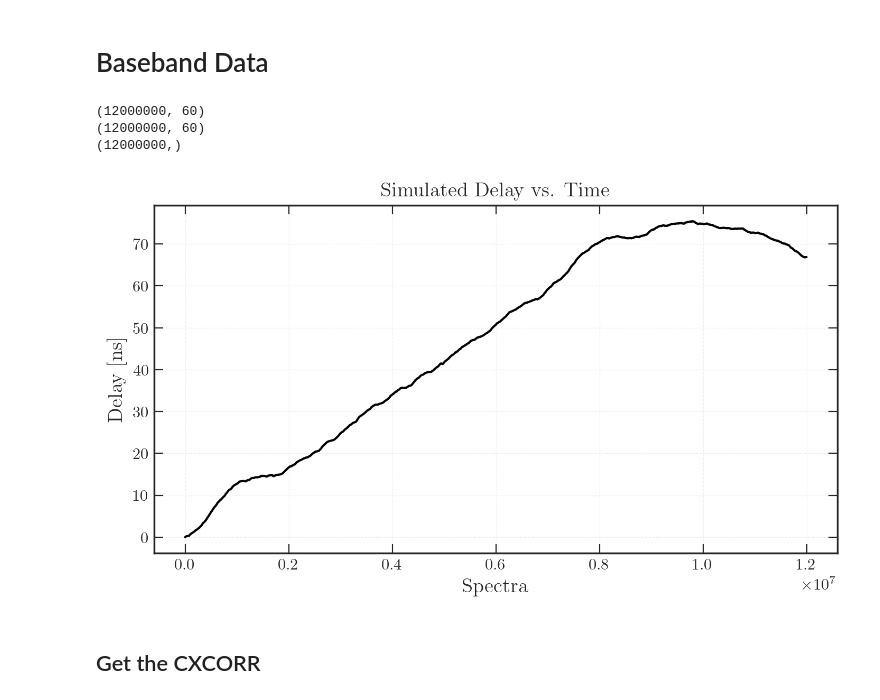
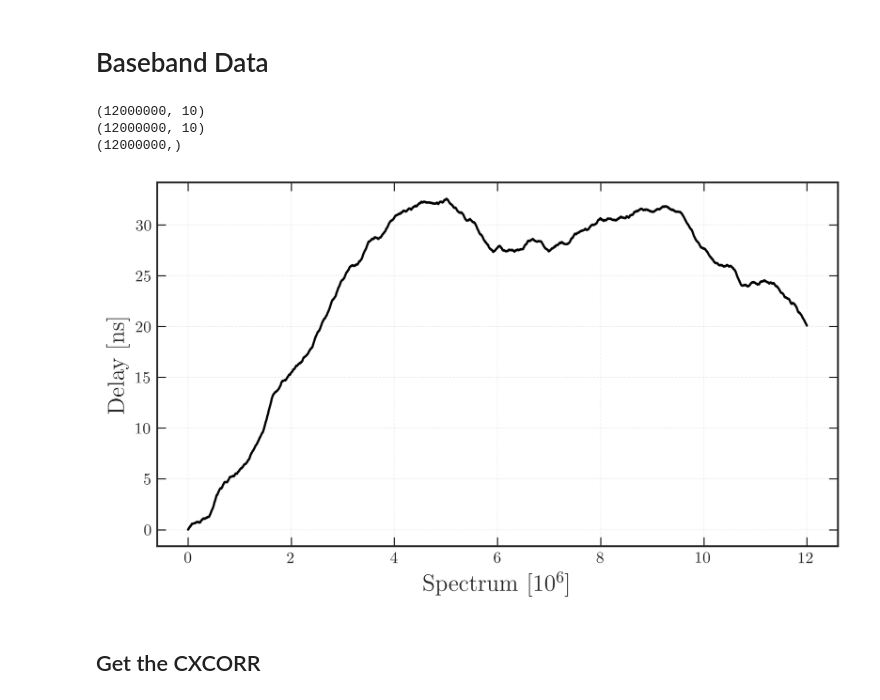
Before and after one commit to ALBATROS-Experiment/albatros_analysis, a Jupyter notebook: scripts/sim_plots.ipynb, the cells around one changed output. Saved outputs shown, nothing was run; the diff lists cells and outputs as text; code cells hidden in the pictures.

```diff
--- a/scripts/sim_plots.ipynb
+++ b/scripts/sim_plots.ipynb
@@ -69,19 +243,19 @@ plt.rcParams.update({
     "text.usetex": True,
     "font.family": "serif",
     "font.serif": ["Computer Modern Roman"],
-    "font.size": 12,
-    "axes.labelsize": 14,
+    "font.size": 16,
+    "axes.labelsize": 16,
     "axes.titlesize": 14,
     "xtick.labelsize": 11,
     "ytick.labelsize": 11,
-    "figure.dpi": 200
+    "figure.dpi": 300
 })
 # %% [markdown]
 # Baseband Data
 # %%
 data_loc_single = "/project/rrg-sievers/mohanagr/albatros_test_data/spectra_1830_1840_4096_24000_0.05_1.00e-10_20260408_192234.npz"
 data_loc_multi = "/scratch/thomasb/mohan/spectra_multicarrier_1830_1890_4096_24000_0.05_1.00e-10_20260706_180425.npz"
-with np.load(data_loc_multi) as f:
+with np.load(data_loc_single) as f:
     spec1 = f["spectra1"]
     spec2 = f["spectra2"]
     delays = f["delays"]*4
@@ -90,23 +264,25 @@ print(spec1.shape)
 print(spec2.shape)
 print(delays.shape)
 # %% [output]
-(12000000, 60)
-(12000000, 60)
+(12000000, 10)
+(12000000, 10)
 (12000000,)
 # %%
 fig, ax = plt.subplots(figsize=(7, 4), constrained_layout=True)
-ax.plot(delays,color='k',lw=1.5,)
+ax.plot(np.arange(len(delays))/1e6, delays,color='k',lw=1.5,)
 T_ACCLEN = 4096/250e6
-ax.set_xlabel(r"Spectra")
+ax.set_xlabel(r"Spectrum [$10^6$]")
 ax.set_ylabel(r"Delay [ns]")
-ax.set_title(r"Simulated Delay vs. Time")
+#ax.set_title(r"Simulated Delay vs. Time")
 ax.tick_params(direction='in',top=True,right=True)
 
 # Optional: light grid for readability
 ax.grid(alpha=0.3,linestyle='--',linewidth=0.5)
+
+plt.savefig("/home/thomasb/albatros_analysis/scripts/orbcomm/paper_plots/sim_clock.png", bbox_inches="tight", dpi=300)
 plt.show()
 # %% [output]
-[figure, old version]
+[figure, new version]
 # %% [markdown]
 ## Get the CXCORR
 # %%
```
Also changed, not shown: parts of 51 cells of this notebook, 7 other files.
